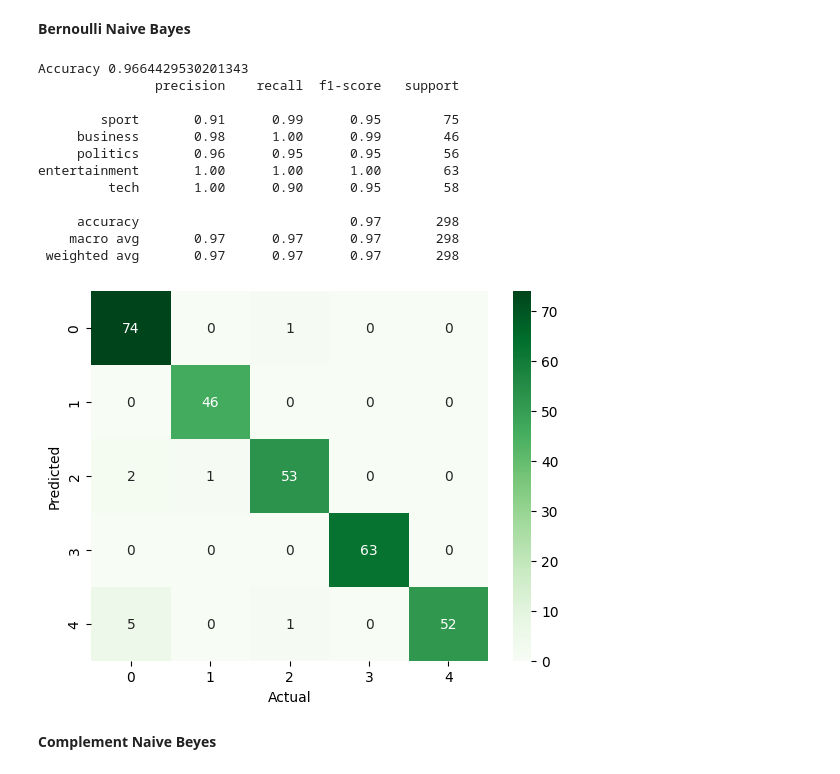
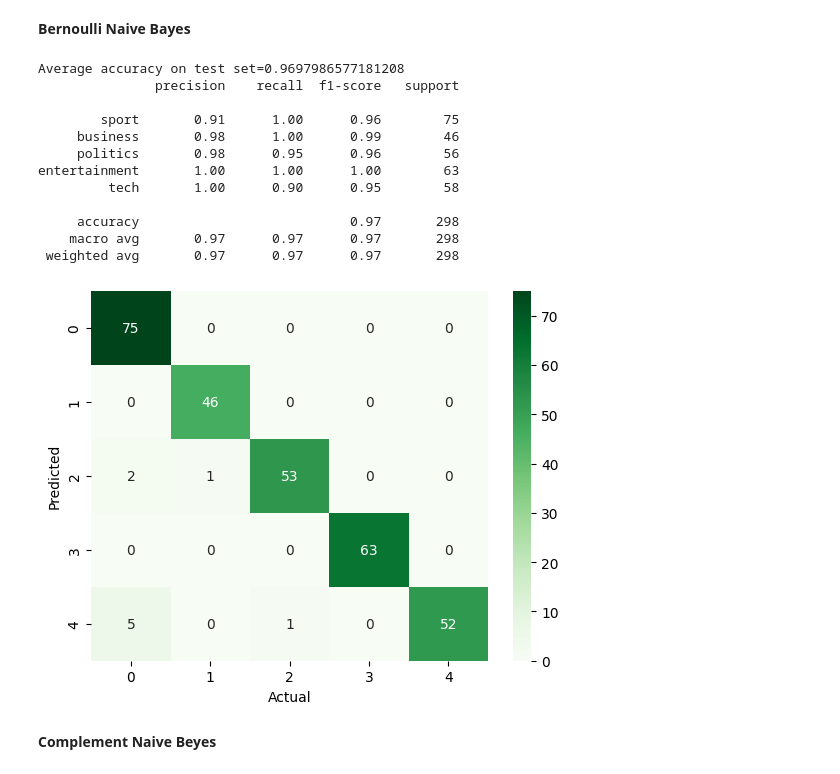
Before and after one commit to harmangahir/news_article_sorting_nlp, a Jupyter notebook: news_article_sorting.ipynb, the cells around one changed output. Drawn from its saved outputs; the diff is of its cells as text; code cells hidden in the pictures.

```diff
--- a/news_article_sorting.ipynb
+++ b/news_article_sorting.ipynb
@@ -390,0 +375,5 @@ array(['business', 'entertainment', 'politics', 'sport', 'tech'],
+# %%
+label_fit = LabelEncoder()
+y_train_labels_fit = label_fit.fit(Y_train)
+y_train_lables_trf = label_fit.transform(Y_train)
+print(label_fit.classes_)
@@ -399,4 +387,0 @@ with open("label_fit.pk", "rb") as f:
-# %%
-X_train, X_test, Y_train, Y_test = train_test_split(X_array,Y, test_size = 0.2, random_state = 42)
-print(X_train.shape,Y_train.shape)
-print(X_test.shape,Y_test.shape)
@@ -408,6 +388,3 @@ print(X_test.shape,Y_test.shape)
-# %%
-Y_train = label_fit.transform(Y_train)
-Y_test = label_fit.transform(Y_test)
 # %% [markdown]
 **Display Output in Heat Map**
 # %%
@@ -451,11 +403,12 @@ entertainment       0.95      0.98      0.97        63
 **Multinomial NB**
 # %%
 model_MNB = MultinomialNB()
-model_MNB.fit(X_train, Y_train)
-Y_predict_MNB = model_MNB.predict(X_test)
+model_MNB.fit(X_train_transformed, y_train_lables_trf)
+Y_predicted_RFC = model_MNB.predict(X_test_transformed)
 
-print('Accuracy %s' % accuracy_score(Y_predict_MNB, Y_test))
-print(classification_report(Y_test, Y_predict_MNB,target_names=my_tags))
+print('Average accuracy on test set={}'.format(np.mean(Y_predicted_RFC == label_fit.transform(Y_test))))
+print(classification_report(label_fit.transform(Y_test), Y_predicted_RFC,target_names=my_tags))
 
-plot_matrix(Y_test, Y_predict_MNB)
+
+plot_matrix(label_fit.transform(Y_test), Y_predicted_RFC)
 # %% [output]
@@ -476,27 +429,28 @@ entertainment       0.97      1.00      0.98        63
 **Bernoulli Naive Bayes**
 # %%
 model_BNB = BernoulliNB()
-model_BNB.fit(X_train, Y_train)
-Y_predict_BNB = model_BNB.predict(X_test)
+model_BNB.fit(X_train_transformed, y_train_lables_trf)
+Y_predicted_RFC = model_BNB.predict(X_test_transformed)
 
-print('Accuracy %s' % accuracy_score(Y_predict_BNB, Y_test))
-print(classification_report(Y_test, Y_predict_BNB,target_names=my_tags))
+print('Average accuracy on test set={}'.format(np.mean(Y_predicted_RFC == label_fit.transform(Y_test))))
+print(classification_report(label_fit.transform(Y_test), Y_predicted_RFC,target_names=my_tags))
 
-plot_matrix(Y_test, Y_predict_BNB)
+
+plot_matrix(label_fit.transform(Y_test), Y_predicted_RFC)
 # %% [output]
-Accuracy 0.9664429530201343
+Average accuracy on test set=0.9697986577181208
                precision    recall  f1-score   support
 
-        sport       0.91      0.99      0.95        75
+        sport       0.91      1.00      0.96        75
      business       0.98      1.00      0.99        46
-     politics       0.96      0.95      0.95        56
+     politics       0.98      0.95      0.96        56
 entertainment       1.00      1.00      1.00        63
          tech       1.00      0.90      0.95        58
 
      accuracy                           0.97       298
     macro avg       0.97      0.97      0.97       298
  weighted avg       0.97      0.97      0.97       298
-[figure, old version]
+[figure, new version]
 # %% [markdown]
 **Complement Naive Beyes**
 # %%
```
Also changed, not shown: parts of 34 cells of this notebook, 2 other files.
